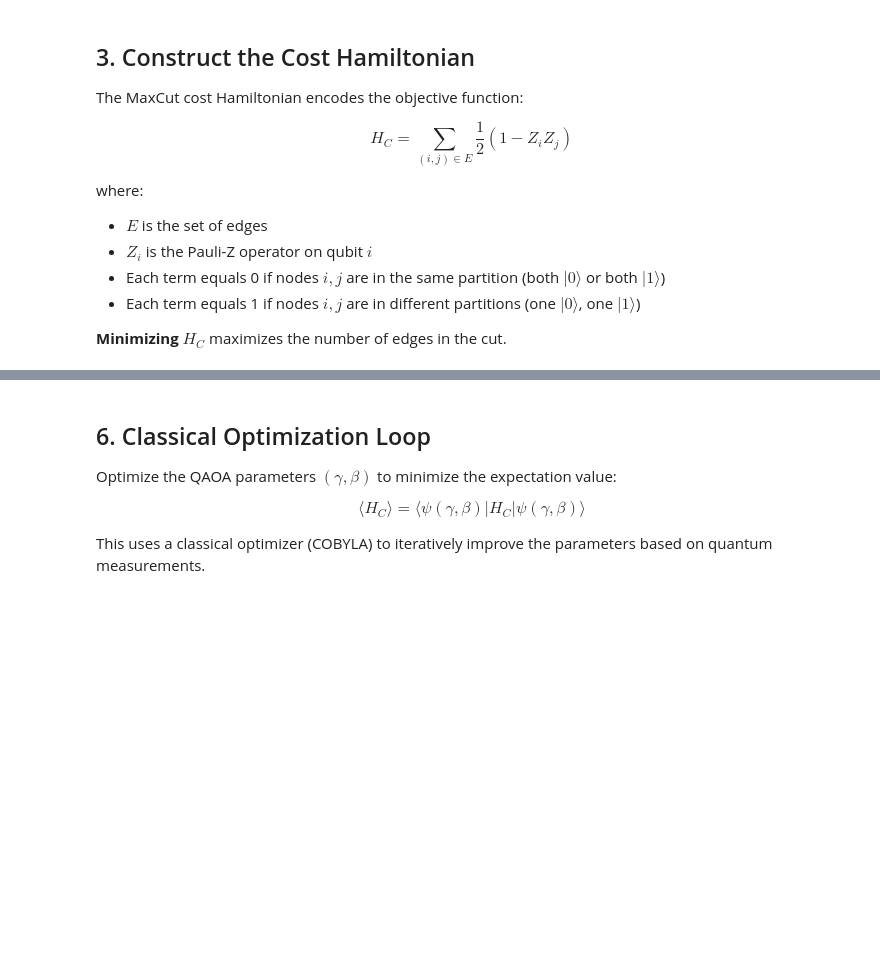
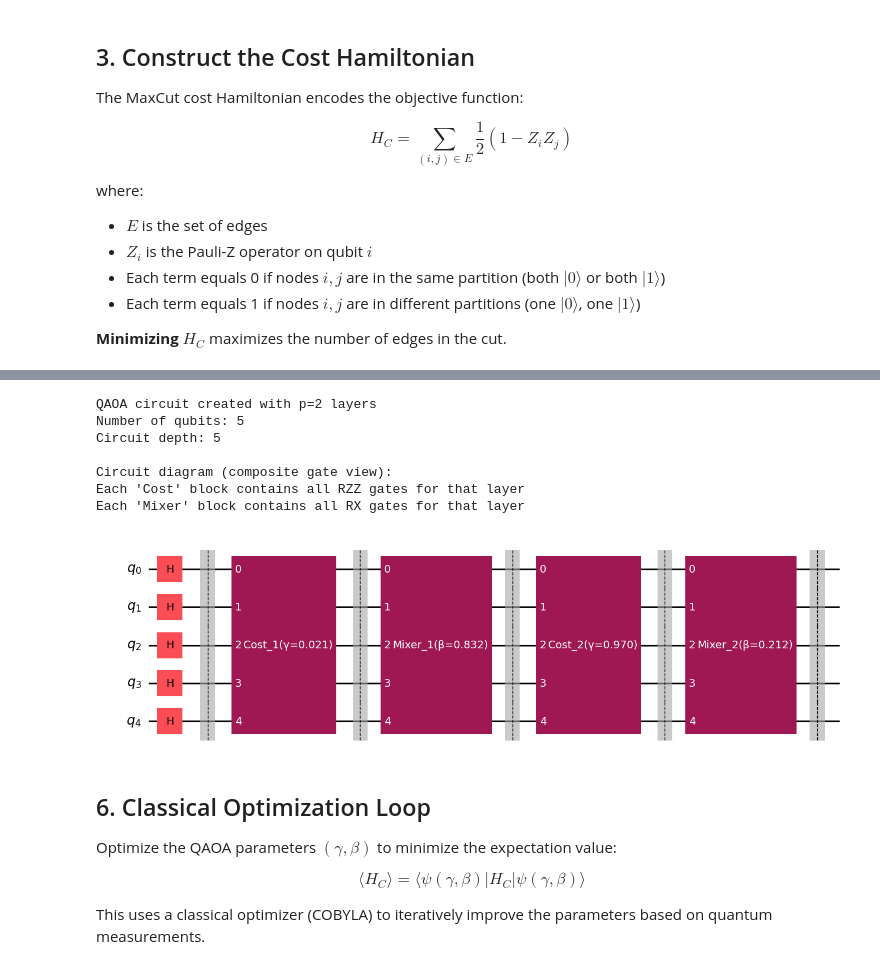
Before and after one commit to jparrado23/vqe_qaoa_quantum, a Jupyter notebook: notebooks/qaoa_maxcut.ipynb, the cells around one changed output, grey strips where cells are left out. Cells and saved outputs as stored; diff of their text form; code cells hidden in the pictures; blank space fills up the shorter version.

```diff
--- a/notebooks/qaoa_maxcut.ipynb
+++ b/notebooks/qaoa_maxcut.ipynb
@@ -94,7 +96,7 @@ def create_nnode_graph(n):
     return G
 
 # Create and visualize the graph (default: 9 nodes)
-n_nodes = 13
+n_nodes = 5
 graph = create_nnode_graph(n_nodes)
 
 print(f"Graph created with {graph.number_of_nodes()} nodes and {graph.number_of_edges()} edges")
@@ -267,5 +307,5 @@ The circuit depth $p$ controls the expressiveness of the ansatz. Higher $p$ can
 # %%
-def qaoa_circuit(graph, params, p=1, num_qubits=None):
+def qaoa_circuit(graph, params, p=1, num_qubits=None, use_composite_gates=False):
     """
     Construct a QAOA circuit for the MaxCut problem.
 
@@ -279,6 +319,8 @@ def qaoa_circuit(graph, params, p=1, num_qubits=None):
         Number of QAOA layers
     num_qubits : int, optional
         Number of qubits (defaults to number of nodes)
+    use_composite_gates : bool, default=False
+        If True, collapse cost and mixer layers into single gate blocks for visualization
 
     Returns
     -------
@@ -287,48 +329,83 @@ def qaoa_circuit(graph, params, p=1, num_qubits=None):
     """
     if num_qubits is None:
         num_qubits = graph.number_of_nodes()
 
     # Split parameters into gamma and beta
     gammas = params[:p]
     betas = params[p:]
 
     # Initialize circuit
     qc = QuantumCircuit(num_qubits)
 
     # Initial state: equal superposition
     qc.h(range(num_qubits))
     qc.barrier()
 
     # Apply p QAOA layers
     for layer in range(p):
-        # Cost layer: e^(-i * gamma * H_C)
-        # For MaxCut: apply RZZ gates for each edge
-        for edge in graph.edges():
-            i, j = edge
-            qc.rzz(2 * gammas[layer], i, j)
+        if use_composite_gates:
+            # Create cost layer as a composite gate
+            cost_qc = QuantumCircuit(num_qubits, name=f'Cost_{layer+1}(γ={gammas[layer]:.3f})')
+            for edge in graph.edges():
+                i, j = edge
+                cost_qc.rzz(2 * gammas[layer], i, j)
 
-        qc.barrier()
+            # Convert to gate and apply
+            cost_gate = cost_qc.to_gate()
+            qc.append(cost_gate, range(num_qubits))
+            qc.barrier()
 
-        # Mixer layer: e^(-i * beta * H_M)
-        # Apply RX rotation on each qubit
-        for qubit in range(num_qubits):
-            qc.rx(2 * betas[layer], qubit)
+            # Create mixer layer as a composite gate
+            mixer_qc = QuantumCircuit(num_qubits, name=f'Mixer_{layer+1}(β={betas[layer]:.3f})')
+            for qubit in range(num_qubits):
+                mixer_qc.rx(2 * betas[layer], qubit)
 
-        qc.barrier()
+            # Convert to gate and apply
+            mixer_gate = mixer_qc.to_gate()
+            qc.append(mixer_gate, range(num_qubits))
+            qc.barrier()
+        else:
+            # Standard implementation (original)
+            # Cost layer: e^(-i * gamma * H_C)
+            # For MaxCut: apply RZZ gates for each edge
+            for edge in graph.edges():
+                i, j = edge
+                qc.rzz(2 * gammas[layer], i, j)
+
+            qc.barrier()
+
+            # Mixer layer: e^(-i * beta * H_M)
+            # Apply RX rotation on each qubit
+            for qubit in range(num_qubits):
+                qc.rx(2 * betas[layer], qubit)
+
+            qc.barrier()
 
     return qc
 
 # Test circuit with random parameters
-p = 1  # Number of QAOA layers
+p = 2  # Number of QAOA layers
 test_params = np.random.rand(2 * p)  # Random initial parameters
 
-qc_test = qaoa_circuit(graph, test_params, p=p)
+# Create circuit with composite gates for clean visualization
+qc_test = qaoa_circuit(graph, test_params, p=p, use_composite_gates=True)
 
 print(f"QAOA circuit created with p={p} layers")
 print(f"Number of qubits: {qc_test.num_qubits}")
 print(f"Circuit depth: {qc_test.depth()}")
-print(f"\nCircuit diagram:")
-print(qc_test.draw())
+print(f"\nCircuit diagram (composite gate view):")
+print("Each 'Cost' block contains all RZZ gates for that layer")
+print("Each 'Mixer' block contains all RX gates for that layer")
+qc_test.draw(output='mpl')
+# %% [output]
+QAOA circuit created with p=2 layers
+Number of qubits: 5
+Circuit depth: 5
+
+Circuit diagram (composite gate view):
+Each 'Cost' block contains all RZZ gates for that layer
+Each 'Mixer' block contains all RX gates for that layer
+[figure, added]
 # %% [markdown]
 ## 6. Classical Optimization Loop
 
```
Also changed, not shown: parts of 22 cells of this notebook.
